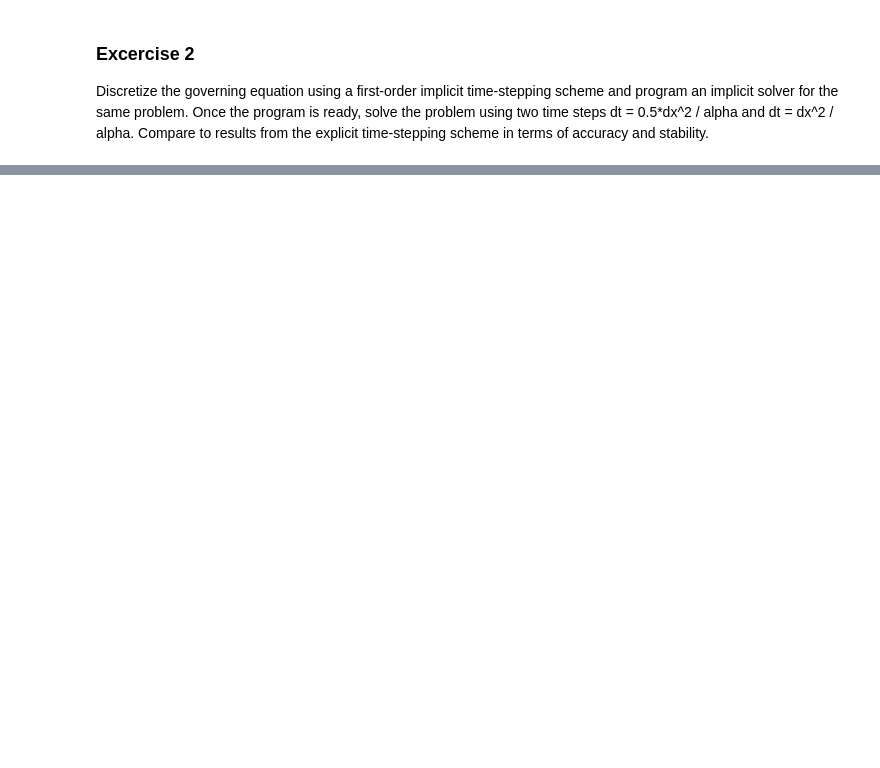
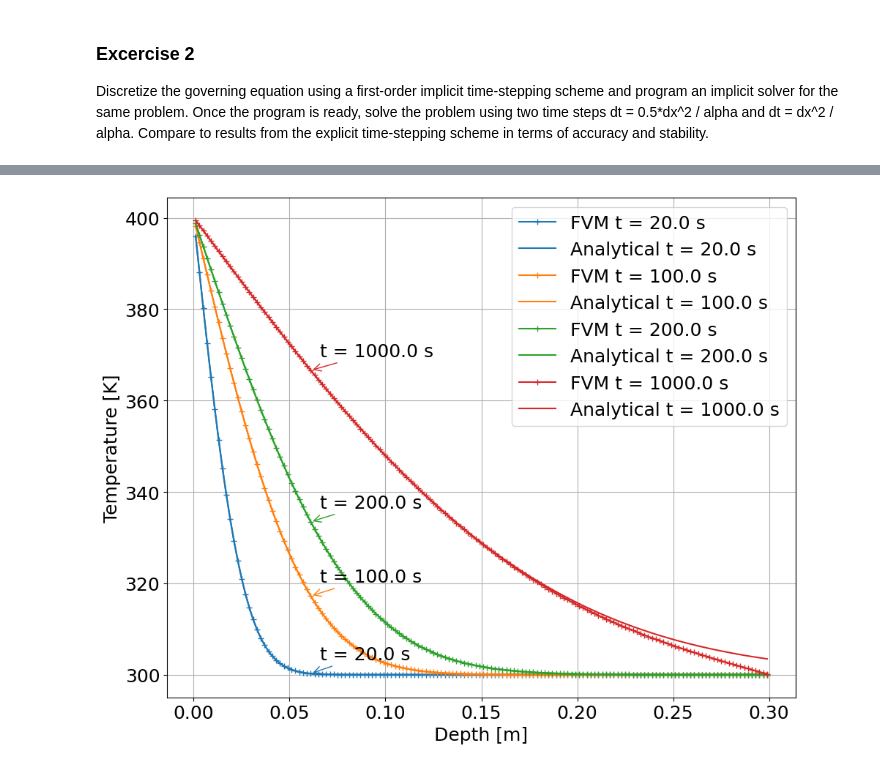
Before and after one commit to cjdipietrantonio/ME5311, a Jupyter notebook: other/flipclassrooomexcercises/01/ME5311-parabolic.ipynb, the cells around one changed output, grey strips where cells are left out. Cells and saved outputs as stored; diff of their text form; code cells hidden in the pictures; blank space fills up the shorter version.

```diff
--- a/other/flipclassrooomexcercises/01/ME5311-parabolic.ipynb
+++ b/other/flipclassrooomexcercises/01/ME5311-parabolic.ipynb
@@ -138,0 +280,97 @@ Discretize the governing equation using a first-order implicit time-stepping sch
+# %%
+import numpy as np
+import matplotlib.pyplot as plt
+from scipy.special import erf
+
+# Physical and numerical parameters
+alpha = 1e-5       # thermal diffusivity [m^2/s]
+L = 0.3            # wall depth [m]
+N = 150             # number of cells (a finite volume method)
+dx = L / N          # cell size for the numerical solution
+dt = 0.5*dx**2 / alpha # time step chosen. Note that 0.5 * dx**2 / alpha is the upper limit for obtaining stable solution
+Nt = 5000 # number of total time steps
+T_i = 300 # initial temperature of the whole domain
+T_s = 400 # boundary temperature at x = 0, at t > 0
+
+Fo = alpha * dt / dx**2 #Fourier number
+
+# Spatial grid (cell centers)
+x = np.linspace(dx/2, L - dx/2, N)
+
+# Initial condition
+T = np.ones(N) * T_i
+
+#Build A matrix
+A = np.zeros((N, N))
+
+#Left Boundary
+A[0, 0] = 1 + 3*Fo
+A[0, 1] = -Fo
+
+#Interior Nodes
+for i in range(1, N-1):
+    A[i, i-1] = -Fo
+    A[i, i] = 1 + 2*Fo
+    A[i, i+1] = -Fo
+
+#Right Boundary
+A[N-1, N-2] = -Fo
+A[N-1, N-1] = 1 + 3*Fo
+
+# # Boundary condition
+# T[0] = T_s
+
+# Time snapshots and storage
+snapshots = [100, 500, 1000, 5000]
+T_record = {} # empty array to host the numerical solution for T
+T_analytical = {} # empty array to host the analytical solution at the same location as the numerical solution
+
+# explicit time stepping
+for n in range(1, Nt + 1):
+
+    T_old = T.copy() # store a copy of the existing solution obtained from the previous time step
+
+    #define b vector
+    b = T_old.copy()
+    b[0] += 2*Fo*T_s
+    b[N-1] += 2*Fo*T_i
+
+    #solve for Temperature at the next time step
+    T_new = np.linalg.solve(A, b)
+    T = T_new.copy()
+
+    if n in snapshots:
+        T_record[n] = T.copy() # store the latest solution to the array, adding it to the last column
+        t_now = n * dt
+        T_analytical[n] = T_s + (T_i - T_s) * erf(x / (2 * np.sqrt(alpha * t_now))) # computing and store analytical solution at the same time step
+
+# Plotting with time annotations
+plt.rcParams.update({'font.size': 18})
+plt.figure(figsize=(10, 8))
+colors = ['tab:blue', 'tab:orange', 'tab:green', 'tab:red']
+
+for idx, n in enumerate(snapshots):
+    t_now = n * dt
+    label_text = f't = {t_now:.1f} s'
+
+    # Plot numerical and analytical
+    plt.plot(x, T_record[n], '-+', color=colors[idx], label=f'FVM {label_text}')
+    plt.plot(x, T_analytical[n], '-', color=colors[idx], label=f'Analytical {label_text}')
+
+    # Annotate time on the FVM curve
+    i_annot = int(len(x) * 0.2)  # location to annotate
+    plt.annotate(label_text,
+                 xy=(x[i_annot], T_record[n][i_annot]),
+                 xytext=(x[i_annot] + 0.005, T_record[n][i_annot] + 3),
+                 fontsize=18,
+                 arrowprops=dict(arrowstyle='->', color=colors[idx]))
+
+plt.xlabel('Depth [m]', fontsize=18)
+plt.ylabel('Temperature [K]', fontsize=18)
+#plt.title('1D Transient Heat Conduction into Semi-Infinite Wall\n(FVM vs Analytical)', fontsize=15)
+plt.grid(True)
+plt.legend()
+plt.tight_layout()
+plt.show()
+# %% [output]
+[figure, added]
```
Also changed, not shown: parts of 9 cells of this notebook.
